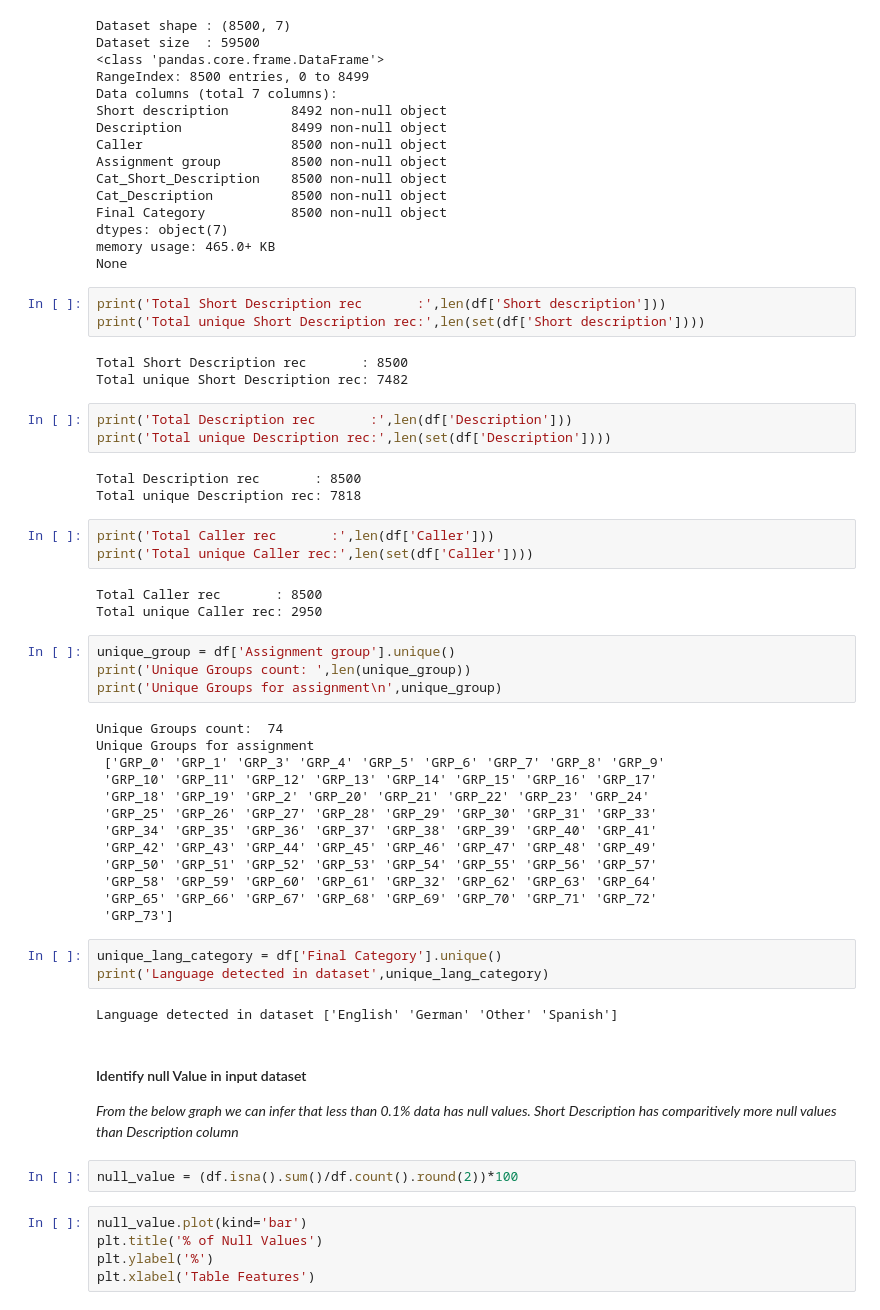
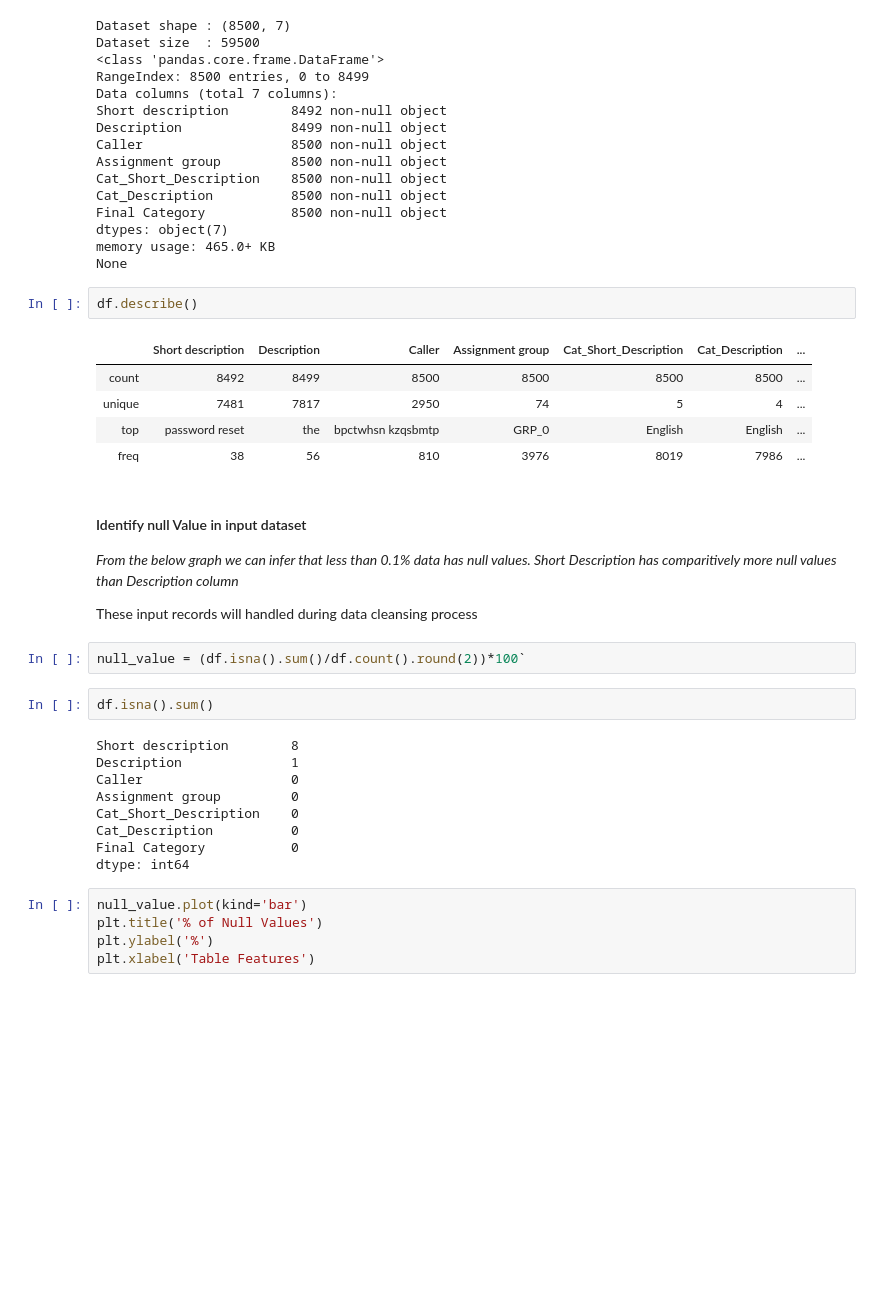
Before and after one commit to Himansu1991/Capstone_NLP_BaseModel, a Jupyter notebook: Capstone_EDA_Inference.ipynb, the cells around one changed output. Drawn from its saved outputs; the diff is of its cells as text; blank space fills up the shorter version.

```diff
--- a/Capstone_EDA_Inference.ipynb
+++ b/Capstone_EDA_Inference.ipynb
@@ -166,52 +166,33 @@ Final Category           8500 non-null object
 dtypes: object(7)
 memory usage: 465.0+ KB
 None
-# %%
-print('Total Short Description rec       :',len(df['Short description']))
-print('Total unique Short Description rec:',len(set(df['Short description'])))
-# %% [output]
-Total Short Description rec       : 8500
-Total unique Short Description rec: 7482
-# %%
-print('Total Description rec       :',len(df['Description']))
-print('Total unique Description rec:',len(set(df['Description'])))
-# %% [output]
-Total Description rec       : 8500
-Total unique Description rec: 7818
-# %%
-print('Total Caller rec       :',len(df['Caller']))
-print('Total unique Caller rec:',len(set(df['Caller'])))
-# %% [output]
-Total Caller rec       : 8500
-Total unique Caller rec: 2950
-# %%
-unique_group = df['Assignment group'].unique()
-print('Unique Groups count: ',len(unique_group))
-print('Unique Groups for assignment\n',unique_group)
-# %% [output]
-Unique Groups count:  74
-Unique Groups for assignment
- ['GRP_0' 'GRP_1' 'GRP_3' 'GRP_4' 'GRP_5' 'GRP_6' 'GRP_7' 'GRP_8' 'GRP_9'
- 'GRP_10' 'GRP_11' 'GRP_12' 'GRP_13' 'GRP_14' 'GRP_15' 'GRP_16' 'GRP_17'
- 'GRP_18' 'GRP_19' 'GRP_2' 'GRP_20' 'GRP_21' 'GRP_22' 'GRP_23' 'GRP_24'
- 'GRP_25' 'GRP_26' 'GRP_27' 'GRP_28' 'GRP_29' 'GRP_30' 'GRP_31' 'GRP_33'
- 'GRP_34' 'GRP_35' 'GRP_36' 'GRP_37' 'GRP_38' 'GRP_39' 'GRP_40' 'GRP_41'
- 'GRP_42' 'GRP_43' 'GRP_44' 'GRP_45' 'GRP_46' 'GRP_47' 'GRP_48' 'GRP_49'
- 'GRP_50' 'GRP_51' 'GRP_52' 'GRP_53' 'GRP_54' 'GRP_55' 'GRP_56' 'GRP_57'
- 'GRP_58' 'GRP_59' 'GRP_60' 'GRP_61' 'GRP_32' 'GRP_62' 'GRP_63' 'GRP_64'
- 'GRP_65' 'GRP_66' 'GRP_67' 'GRP_68' 'GRP_69' 'GRP_70' 'GRP_71' 'GRP_72'
- 'GRP_73']
-# %%
-unique_lang_category = df['Final Category'].unique()
-print('Language detected in dataset',unique_lang_category)
-# %% [output]
-Language detected in dataset ['English' 'German' 'Other' 'Spanish']
+# %%
+df.describe()
+# %% [output]
+|  | Short description | Description | Caller | Assignment group | Cat_Short_Description | Cat_Description | ... |
+| count | 8492 | 8499 | 8500 | 8500 | 8500 | 8500 | ... |
+| unique | 7481 | 7817 | 2950 | 74 | 5 | 4 | ... |
+| top | password reset | the | bpctwhsn kzqsbmtp | GRP_0 | English | English | ... |
+| freq | 38 | 56 | 810 | 3976 | 8019 | 7986 | ... |
 # %% [markdown]
 #### Identify null Value in input dataset
 
 *From the below graph we can infer that less than 0.1% data has null values. Short Description has comparitively more null values than Description column*
+
+These input records will handled during data cleansing process
 # %%
-null_value = (df.isna().sum()/df.count().round(2))*100
+null_value = (df.isna().sum()/df.count().round(2))*100`
+# %%
+df.isna().sum()
+# %% [output]
+Short description        8
+Description              1
+Caller                   0
+Assignment group         0
+Cat_Short_Description    0
+Cat_Description          0
+Final Category           0
+dtype: int64
 # %%
 null_value.plot(kind='bar')
 plt.title('% of Null Values')
```
Also changed, not shown: parts of 37 cells of this notebook, 1 other file.
